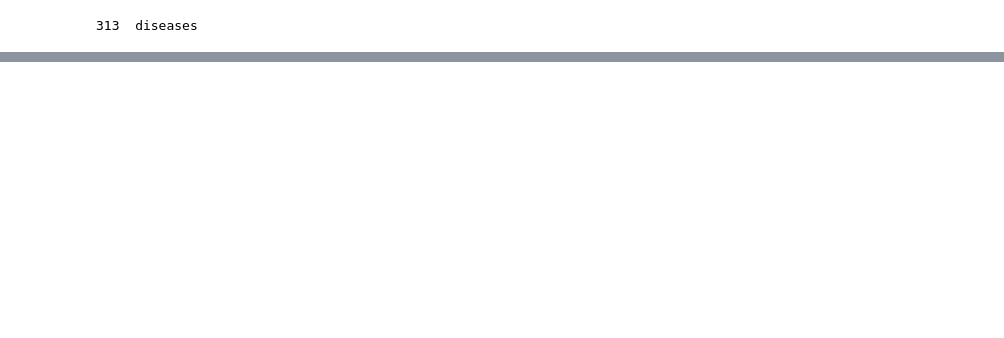
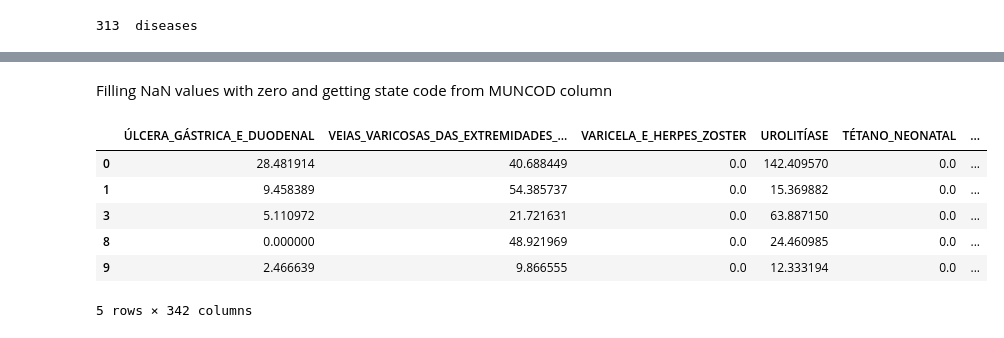
Before and after one commit to pypas/suicities-datasus, a Jupyter notebook: Models/Regression/regression_models.ipynb, the cells around one changed output, grey strips where cells are left out. Cells and saved outputs as stored; diff of their text form; code cells hidden in the pictures; blank space fills up the shorter version.

```diff
--- a/Models/Regression/regression_models.ipynb
+++ b/Models/Regression/regression_models.ipynb
@@ -102,0 +115,27 @@ Get UF from MUNCOD
+# %% [markdown]
+Filling NaN values with zero and getting state code from MUNCOD column
+# %%
+df = initial_df.copy()
+
+# Fill NaN values with 0
+df = df.fillna(0)
+
+# Get MUNCOD from UF
+df['UF'] = df['MUNCOD'] / 10000
+df['UF'] = df['UF'].astype(int)
+df['UF'].replace(dict_uf_cod, inplace=True)
+dummy = pd.get_dummies(df['UF'])
+df = pd.concat([df, dummy], axis=1)
+df = df.drop(['MUNCOD', 'UF'], axis=1)
+
+# Removing outliers
+df = df[(np.abs(stats.zscore(df["RATE"])) < 3)]
+df.head()
+# %% [output]
+|  | ÚLCERA_GÁSTRICA_E_DUODENAL | VEIAS_VARICOSAS_DAS_EXTREMIDADES_... | VARICELA_E_HERPES_ZOSTER | UROLITÍASE | TÉTANO_NEONATAL | ... |
+| 0 | 28.481914 | 40.688449 | 0.0 | 142.409570 | 0.0 | ... |
+| 1 | 9.458389 | 54.385737 | 0.0 | 15.369882 | 0.0 | ... |
+| 3 | 5.110972 | 21.721631 | 0.0 | 63.887150 | 0.0 | ... |
+| 8 | 0.000000 | 48.921969 | 0.0 | 24.460985 | 0.0 | ... |
+| 9 | 2.466639 | 9.866555 | 0.0 | 12.333194 | 0.0 | ... |
+5 rows × 342 columns
```
Also changed, not shown: parts of 67 cells of this notebook.
